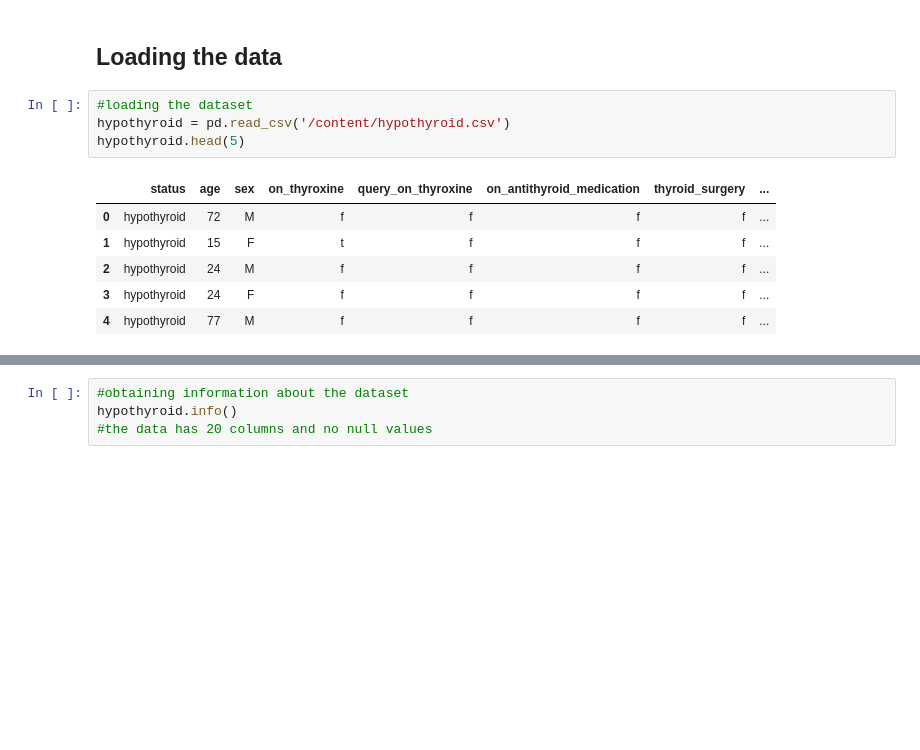
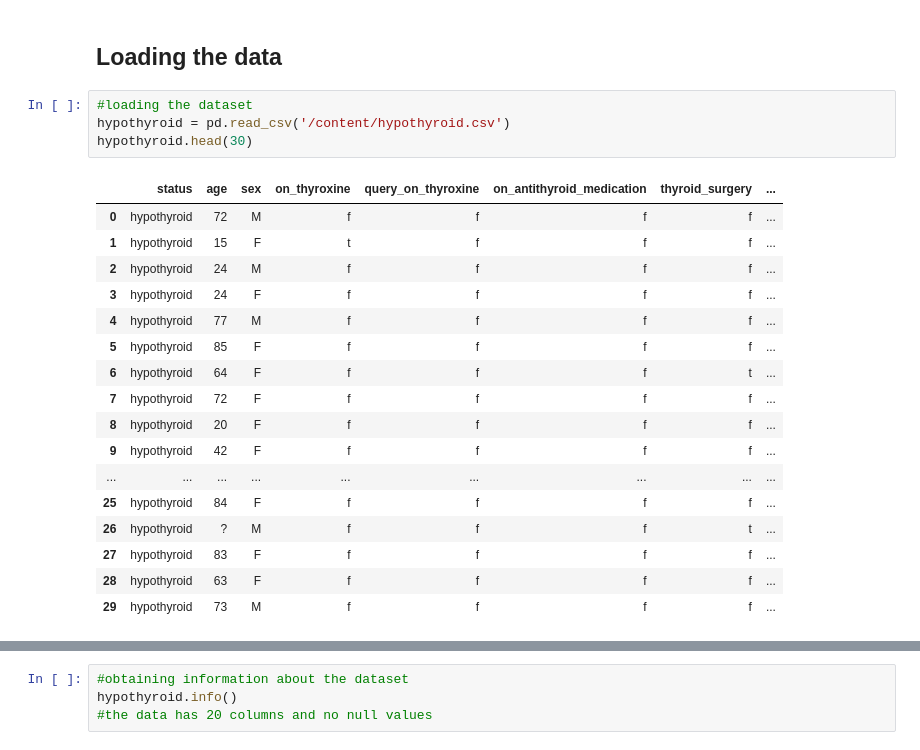
Before and after one commit to vivianusdjpy/Nairobi-Hospital-test-for-hypothyroidism., a Jupyter notebook: Nairobi_Hospital_test_for_hypothyroidism_.ipynb, the cells around one changed output, grey strips where cells are left out. Cells and saved outputs as stored; diff of their text form; blank space fills up the shorter version.

```diff
--- a/Nairobi_Hospital_test_for_hypothyroidism_.ipynb
+++ b/Nairobi_Hospital_test_for_hypothyroidism_.ipynb
@@ -86,11 +86,22 @@ warnings.filterwarnings('ignore')
 # %%
 #loading the dataset
 hypothyroid = pd.read_csv('/content/hypothyroid.csv')
-hypothyroid.head(5)
+hypothyroid.head(30)
 # %% [output]
 |  | status | age | sex | on_thyroxine | query_on_thyroxine | on_antithyroid_medication | thyroid_surgery | ... |
 | 0 | hypothyroid | 72 | M | f | f | f | f | ... |
 | 1 | hypothyroid | 15 | F | t | f | f | f | ... |
 | 2 | hypothyroid | 24 | M | f | f | f | f | ... |
 | 3 | hypothyroid | 24 | F | f | f | f | f | ... |
 | 4 | hypothyroid | 77 | M | f | f | f | f | ... |
+| 5 | hypothyroid | 85 | F | f | f | f | f | ... |
+| 6 | hypothyroid | 64 | F | f | f | f | t | ... |
+| 7 | hypothyroid | 72 | F | f | f | f | f | ... |
+| 8 | hypothyroid | 20 | F | f | f | f | f | ... |
+| 9 | hypothyroid | 42 | F | f | f | f | f | ... |
+| ... | ... | ... | ... | ... | ... | ... | ... | ... |
+| 25 | hypothyroid | 84 | F | f | f | f | f | ... |
+| 26 | hypothyroid | ? | M | f | f | f | t | ... |
+| 27 | hypothyroid | 83 | F | f | f | f | f | ... |
+| 28 | hypothyroid | 63 | F | f | f | f | f | ... |
+| 29 | hypothyroid | 73 | M | f | f | f | f | ... |
```
Also changed, not shown: parts of 73 cells of this notebook.
